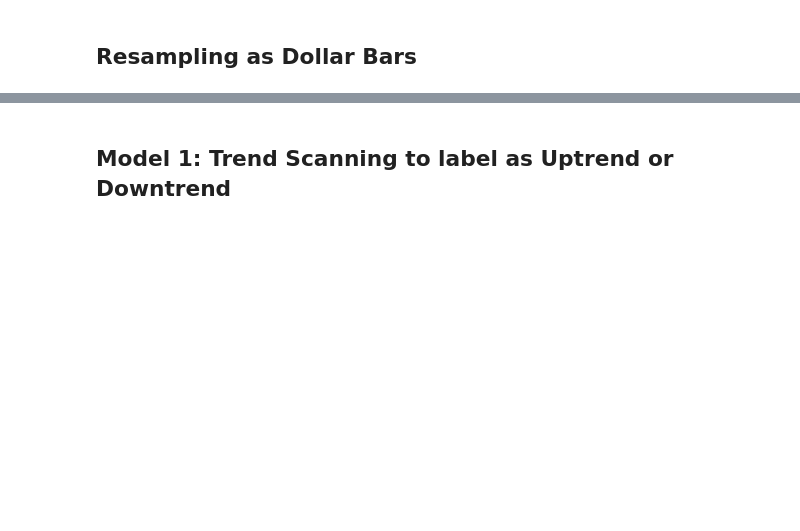
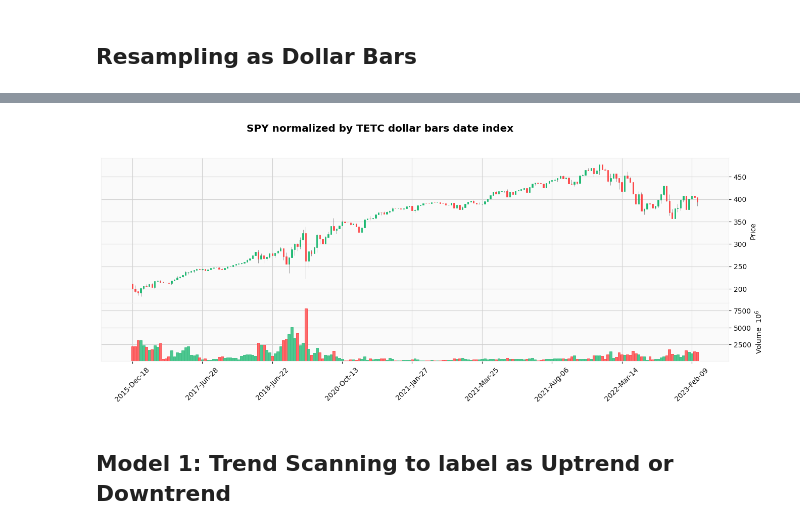
Before and after one commit to waikho/MADS_Capstone, a Jupyter notebook: modeling.ipynb, the cells around one changed output, grey strips where cells are left out. Saved outputs shown, nothing was run; the diff lists cells and outputs as text; code cells hidden in the pictures; blank space fills up the shorter version.

```diff
--- a/modeling.ipynb
+++ b/modeling.ipynb
@@ -124,0 +64,4 @@ dollar_bars_SPY = bars.generate_dollarbars(trades_SPY, frequency=dollar_vol_SPY)
+# %%
+plot_chart(dollar_bars_SPY, 'SPY normalized by TETC dollar bars date index')
+# %% [output]
+[figure, added]
```
Also changed, not shown: parts of 36 cells of this notebook, 3 other files.
